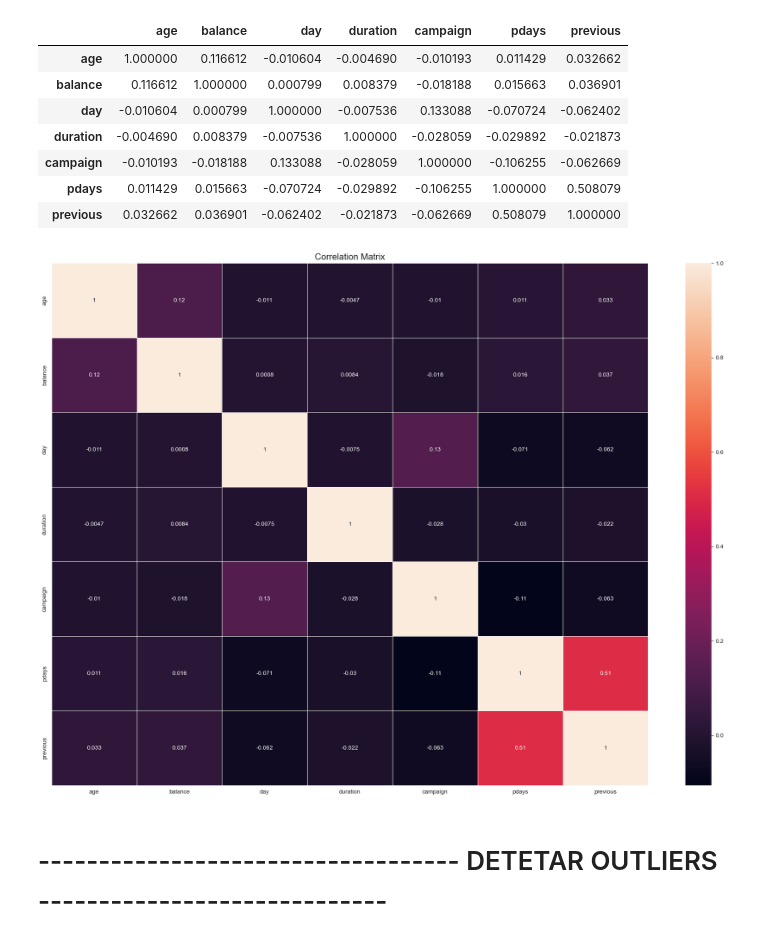
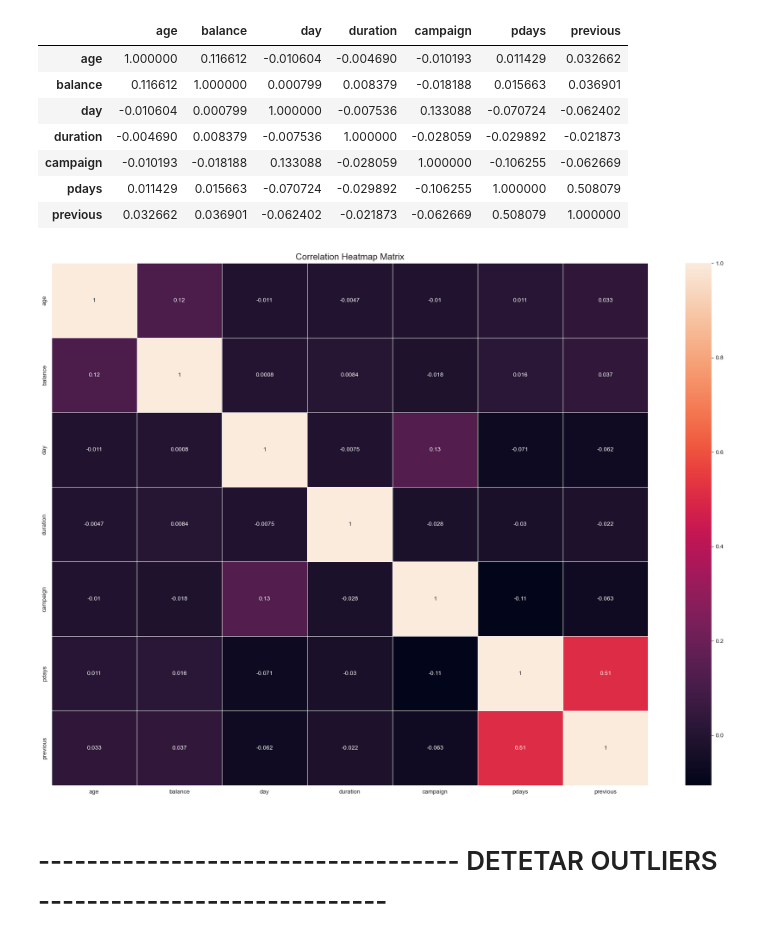
Before and after one commit to a-proenca/ML, a Jupyter notebook: TP.ipynb, the cells around one changed output. Drawn from its saved outputs; the diff is of its cells as text; code cells hidden in the pictures.

```diff
--- a/TP.ipynb
+++ b/TP.ipynb
@@ -434,11 +446,11 @@ dados.corr()
 # %%
 ##Matrix de Correlação
 plt.subplots(figsize = (18,13))
 hmap = sea.heatmap(data = dados.corr(), annot=True , linewidths=0.5)
-plt.title("Correlation Matrix", fontsize=15)
+plt.title("Correlation Heatmap Matrix", fontsize=15)
 plt.tight_layout()
 # %% [output]
-[figure, old version]
+[figure, new version]
 # %% [markdown]
 # ----------------------------------- DETETAR OUTLIERS -----------------------------
 # %%
```
Also changed, not shown: parts of 28 cells of this notebook.
